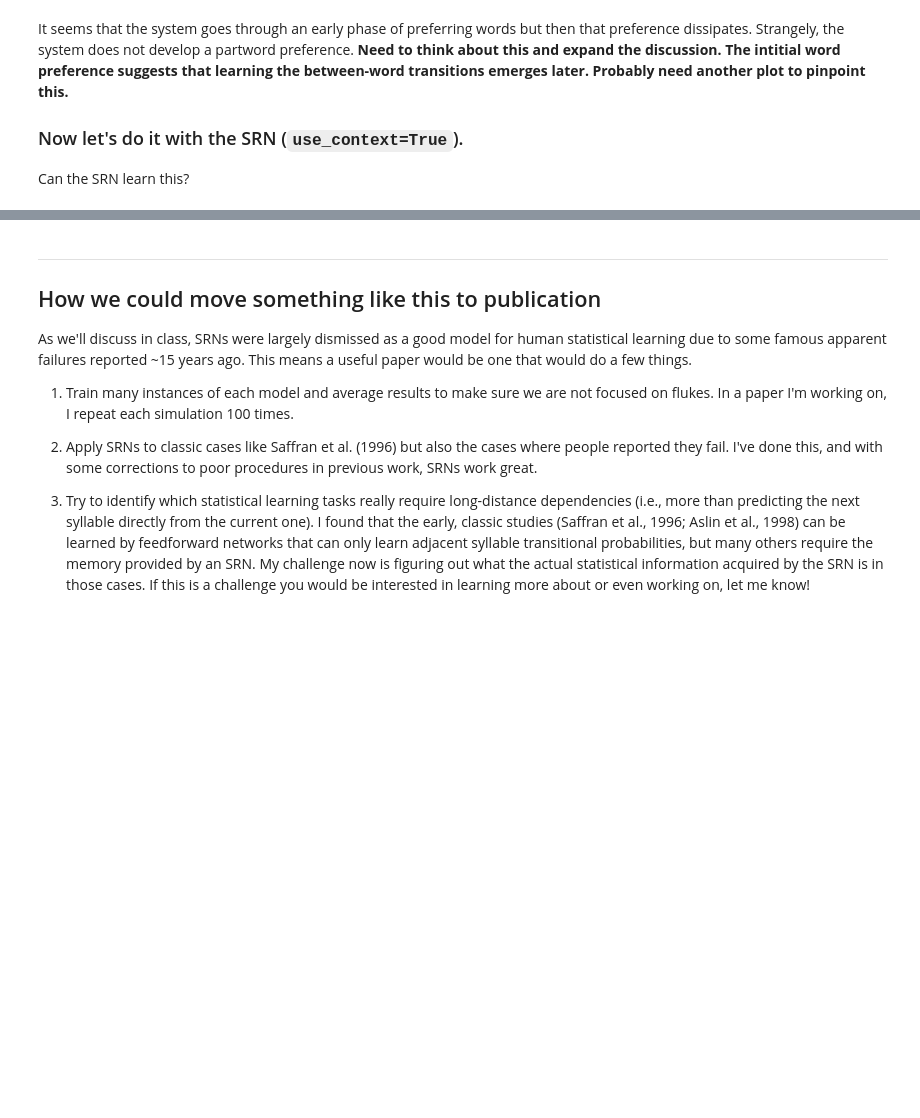
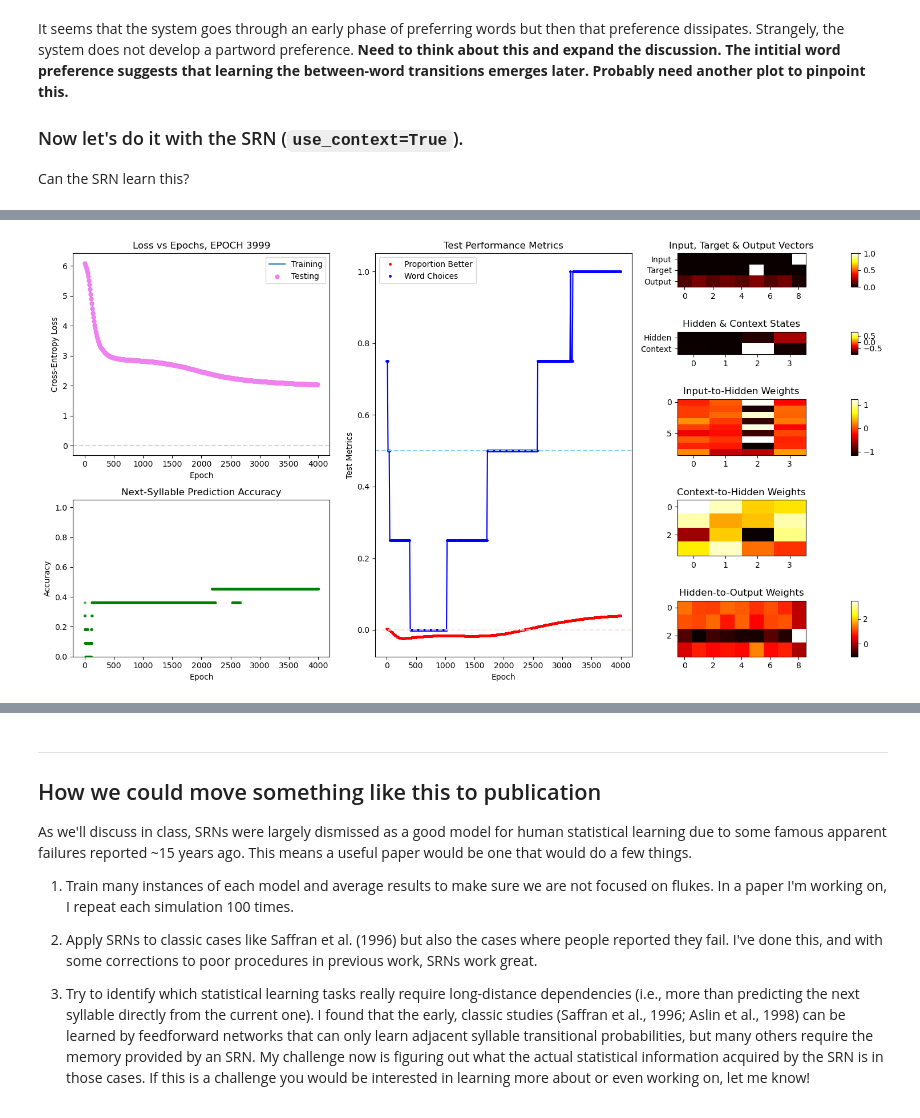
Before and after one commit to jsmagnuson/models-of-the-mind-notebooks, a Jupyter notebook: 14-nnets-04-srn-statlearn.ipynb, the cells around one changed output, grey strips where cells are left out. Cells and saved outputs as stored; diff of their text form; code cells hidden in the pictures; blank space fills up the shorter version.

```diff
--- a/14-nnets-04-srn-statlearn.ipynb
+++ b/14-nnets-04-srn-statlearn.ipynb
@@ -788,30 +792,32 @@ W_input_hidden, W_bias_hidden, W_context_hidden, W_hidden_output, hidden_state =
 # %%
-# Let's try making the
+# Let's try making the hidden layer (and therefore also the context layer) smaller
 
 
 # Example usage
 # Here are 4 'words' akin to the items used by Saffran et al. (1996)
 lexicon = ['AXC', 'DXF', 'GXI', 'JXL']
 # testlexicon = ['ABC', 'DEF'] # Saffran et al only used the first 2 words
 testlexicon=None
 use_context = True
 
 # Here are 4 'part-words' made up of the last syllable of 1 word and the first 2 syllables of another
 comparison_items = ['CDX', 'FGX', 'IJX', 'LAX']  # Example
 # comparison_items = ['IJK', 'AGH']  # Modeled directly after the items used by Saffran et al
 # if nhid is set to None, the actual number will be the same as number of unique syllables in lexicon,
 # which is the approach of French et al. 2011
 
-nhid = 6
+nhid = 4
 #nhid = 20
 # nhid = 12
 # nhid = None
 W_input_hidden, W_bias_hidden, W_context_hidden, \
     W_hidden_output, hidden_state = initialize_network(lexicon, \
     nhidden=nhid, wsd=0.25, use_context=True)
 
-nepochs = 3000
+nepochs = 4000
 W_input_hidden, W_bias_hidden, W_context_hidden, W_hidden_output, hidden_state = \
     train_network(lexicon, nepochs, W_input_hidden, W_bias_hidden, W_context_hidden, W_hidden_output, \
                   hidden_state, print_interval=12, nhidden=nhid, learning_rate=0.001, test_interval=10, \
                   testlexicon=testlexicon, use_context=True)
+# %% [output]
+[figure, added]
```
Also changed, not shown: parts of 5 cells of this notebook, 19 other files.
